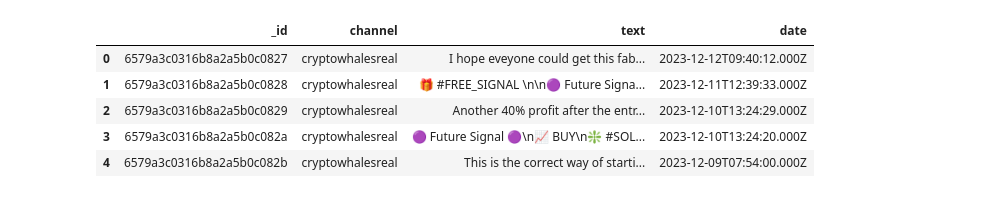
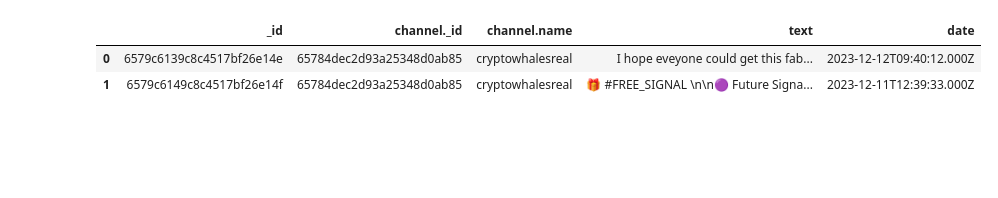
Before and after one commit to fauzan-arif/ds-capstone, a Jupyter notebook: notebooks/Data Preprocessing.ipynb, the cells around one changed output. Drawn from its saved outputs; the diff is of its cells as text; code cells hidden in the pictures; blank space fills up the shorter version.

Commit message:
update requirements and fix data preprocessing

```diff
--- a/notebooks/Data Preprocessing.ipynb
+++ b/notebooks/Data Preprocessing.ipynb
@@ -19,11 +18,8 @@ nltk.download('vader_lexicon')
 True
 # %%
 data = pd.read_csv("../data/capstone.messages.csv")
-data.head()
+data.head(2)
 # %% [output]
-|  | _id | channel | text | date |
-| 0 | 6579a3c0316b8a2a5b0c0827 | cryptowhalesreal | I hope eveyone could get this fab... | 2023-12-12T09:40:12.000Z |
-| 1 | 6579a3c0316b8a2a5b0c0828 | cryptowhalesreal | 🎁 #FREE_SIGNAL \n\n🟣 Future Signa... | 2023-12-11T12:39:33.000Z |
-| 2 | 6579a3c0316b8a2a5b0c0829 | cryptowhalesreal | Another 40% profit after the entr... | 2023-12-10T13:24:29.000Z |
-| 3 | 6579a3c0316b8a2a5b0c082a | cryptowhalesreal | 🟣 Future Signal 🟣\n📈 BUY\n❇️ #SOL... | 2023-12-10T13:24:20.000Z |
-| 4 | 6579a3c0316b8a2a5b0c082b | cryptowhalesreal | This is the correct way of starti... | 2023-12-09T07:54:00.000Z |
+|  | _id | channel._id | channel.name | text | date |
+| 0 | 6579c6139c8c4517bf26e14e | 65784dec2d93a25348d0ab85 | cryptowhalesreal | I hope eveyone could get this fab... | 2023-12-12T09:40:12.000Z |
+| 1 | 6579c6149c8c4517bf26e14f | 65784dec2d93a25348d0ab85 | cryptowhalesreal | 🎁 #FREE_SIGNAL \n\n🟣 Future Signa... | 2023-12-11T12:39:33.000Z |
```
Also changed, not shown: parts of 8 cells of this notebook, 1 other file.
